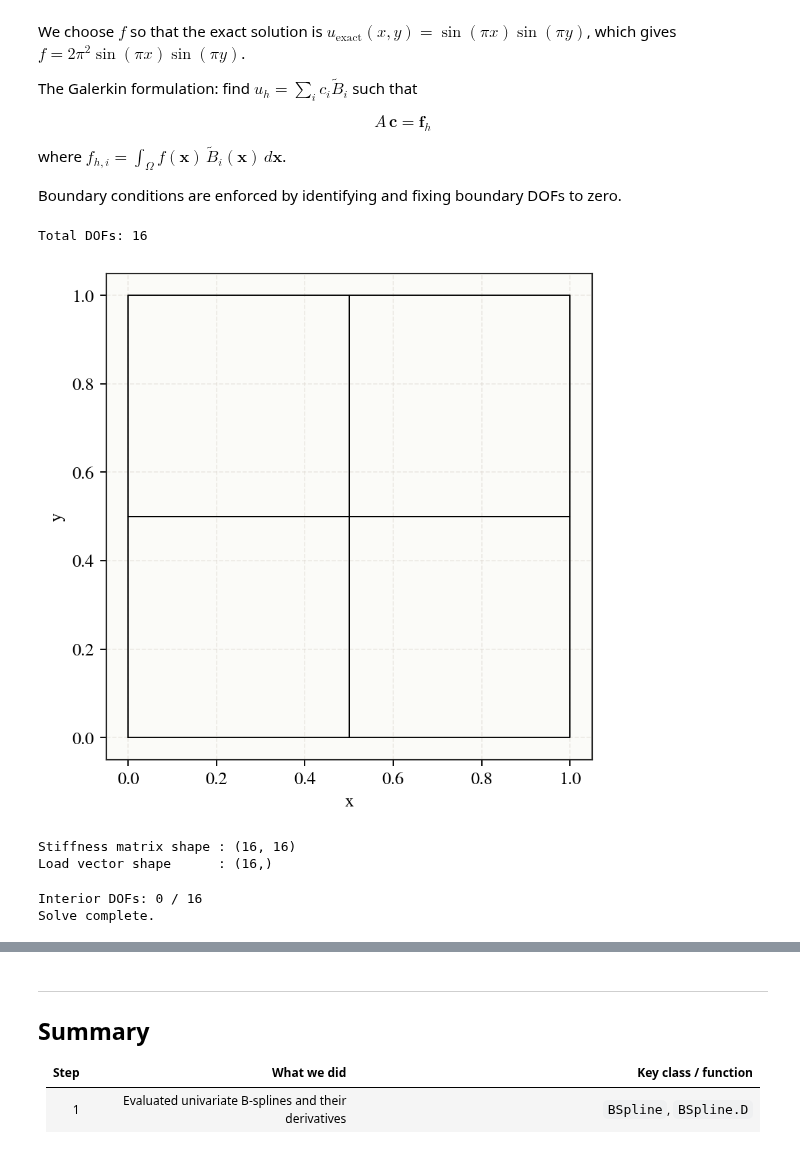
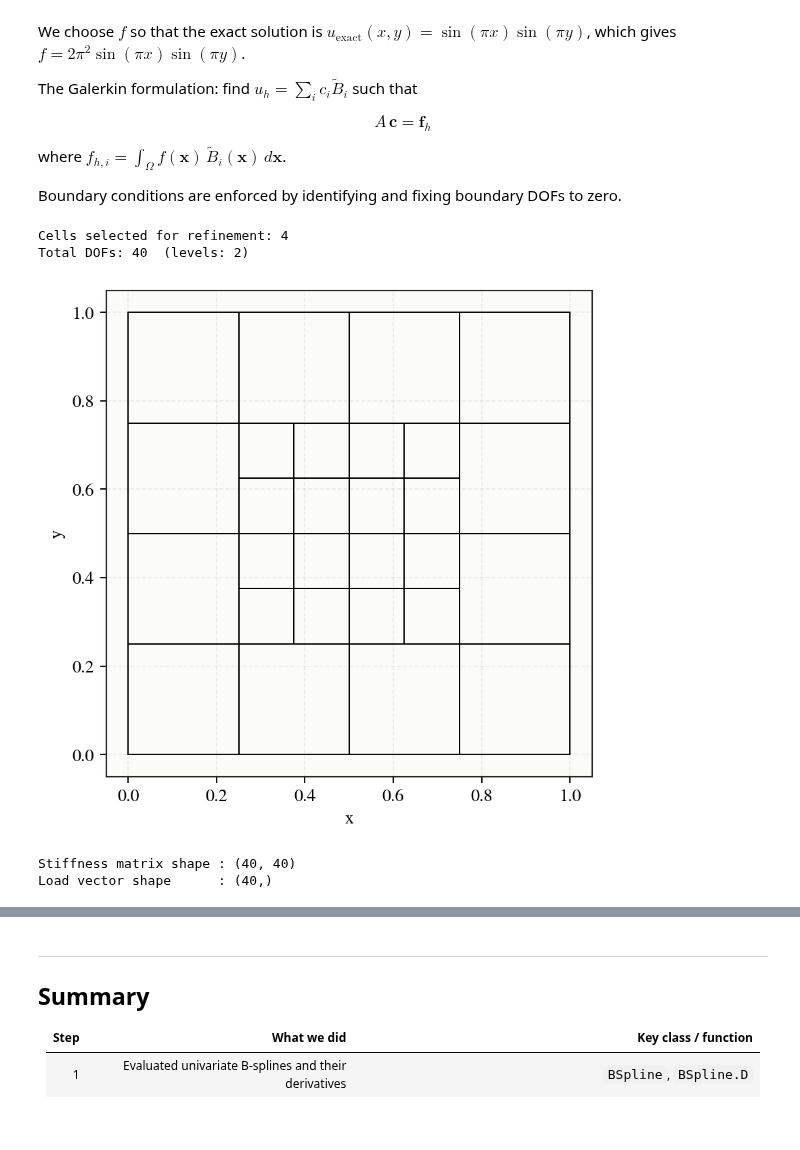
Before and after one commit to VhI3/THBSplines, a Jupyter notebook: notebooks/THBSplines_tutorial.ipynb, the cells around one changed output, grey strips where cells are left out. Drawn from its saved outputs; the diff is of its cells as text; code cells hidden in the pictures.

```diff
--- a/notebooks/THBSplines_tutorial.ipynb
+++ b/notebooks/THBSplines_tutorial.ipynb
@@ -584,23 +584,27 @@ where $f_{h,i} = \int_\Omega f(\mathbf{x})\, \tilde{B}_i(\mathbf{x})\, d\mathbf{
 Boundary conditions are enforced by identifying and fixing boundary DOFs to zero.
 # %%
 # ── Build a biquadratic space on [0,1]² with one adaptive refinement ───────────
-knots_p = [[0, 0, 0, 0.5, 1, 1, 1],
-           [0, 0, 0, 0.5, 1, 1, 1]]
+# Knots include breakpoints at 0.25 and 0.75 so that cells [0.25,0.5] and
+# [0.5,0.75] are fully inside the refinement rectangle [0.25,0.75]².
+knots_p = [[0, 0, 0, 0.25, 0.5, 0.75, 1, 1, 1],
+           [0, 0, 0, 0.25, 0.5, 0.75, 1, 1, 1]]
 degrees_p = [2, 2]
 Tp = HierarchicalSpace(knots_p, degrees_p, dim=2)
 
 rect_p = np.array([[0.25, 0.75], [0.25, 0.75]])
 cells_p0 = Tp.refine_in_rectangle(rect_p, 0)
+print(f"Cells selected for refinement: {len(cells_p0)}")
 Tp = refine(Tp, {0: cells_p0})
 
-print(f'Total DOFs: {Tp.nfuncs}')
+print(f"Total DOFs: {Tp.nfuncs}  (levels: {Tp.nlevels})")
 fig, ax = plt.subplots(figsize=(4.8, 4.8), constrained_layout=True)
 Tp.mesh.plot_cells(ax=ax)
-style_axes(ax, square=True, xlabel='$x$', ylabel='$y$', title='Adaptive Mesh for the Poisson Problem')
-ax.set_facecolor('white')
+style_axes(ax, square=True, xlabel="$x$", ylabel="$y$", title="Adaptive Mesh for the Poisson Problem")
+ax.set_facecolor("white")
 # %% [output]
-Total DOFs: 16
+Cells selected for refinement: 4
+Total DOFs: 40  (levels: 2)
-[figure, old version]
+[figure, new version]
 # %%
 # ── Assemble stiffness and load vector ────────────────────────────────────────
 
@@ -635,52 +639,5 @@ f_h = (1.0 / n_eval**2) * (B_eval.T @ f_vals)    # (nfuncs,)
 print(f'Stiffness matrix shape : {Ap.shape}')
 print(f'Load vector shape      : {f_h.shape}')
 # %% [output]
-Stiffness matrix shape : (16, 16)
-Load vector shape      : (16,)
+Stiffness matrix shape : (40, 40)
+Load vector shape      : (40,)
-# %%
-# ── Apply zero Dirichlet boundary conditions ──────────────────────────────────
-#
-# Identify boundary DOFs: a THB-spline is on the boundary if its support
-# touches x=0, x=1, y=0 or y=1.
-
-eps = 1e-12
-interior_dofs = []
-
-# We figure out which DOFs are interior by checking support bounding boxes
-# across all levels.  We iterate over levels and combine all basis supports.
-level_offset = 0
-is_interior = np.zeros(Tp.nfuncs, dtype=bool)
-
-cumulative = 0
-for level in range(Tp.nlevels):
-    active = Tp.afunc_level[level]
-    supports = Tp.spaces[level].basis_supports[active]   # (n_active, 2, 2)
-    # interior: support does NOT touch x=0, x=1, y=0, y=1
-    on_boundary = (
-        (supports[:, 0, 0] < eps) |   # left  edge x=0
-        (supports[:, 0, 1] > 1 - eps) |  # right edge x=1
-        (supports[:, 1, 0] < eps) |   # bottom y=0
-        (supports[:, 1, 1] > 1 - eps)    # top    y=1
-    )
-    n_lev = Tp.nfuncs_level[level]
-    is_interior[cumulative: cumulative + n_lev] = ~on_boundary
-    cumulative += n_lev
-
-interior = np.where(is_interior)[0]
-print(f'Interior DOFs: {len(interior)} / {Tp.nfuncs}')
-
-# Extract the interior sub-system
-Ap_csr = Ap.tocsr()
-A_int = Ap_csr[np.ix_(interior, interior)]
-f_int = f_h[interior]
-
-# Solve with sparse direct solver
-c_int = spla.spsolve(A_int, f_int)
-
-# Assemble full coefficient vector (boundary DOFs = 0)
-c_full = np.zeros(Tp.nfuncs)
-c_full[interior] = c_int
-print('Solve complete.')
-# %% [output]
-Interior DOFs: 0 / 16
-Solve complete.
```
Also changed, not shown: parts of 2 cells of this notebook, 15 other files.
